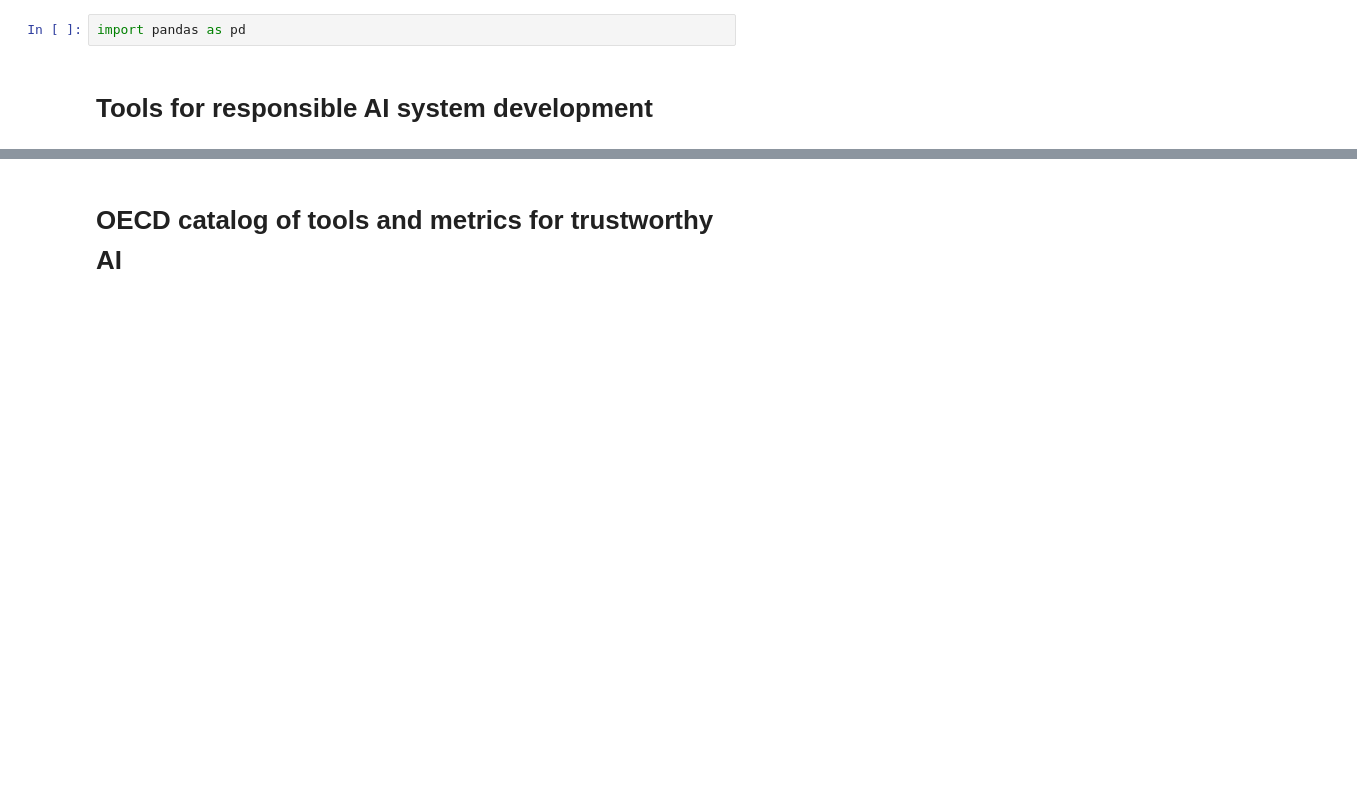
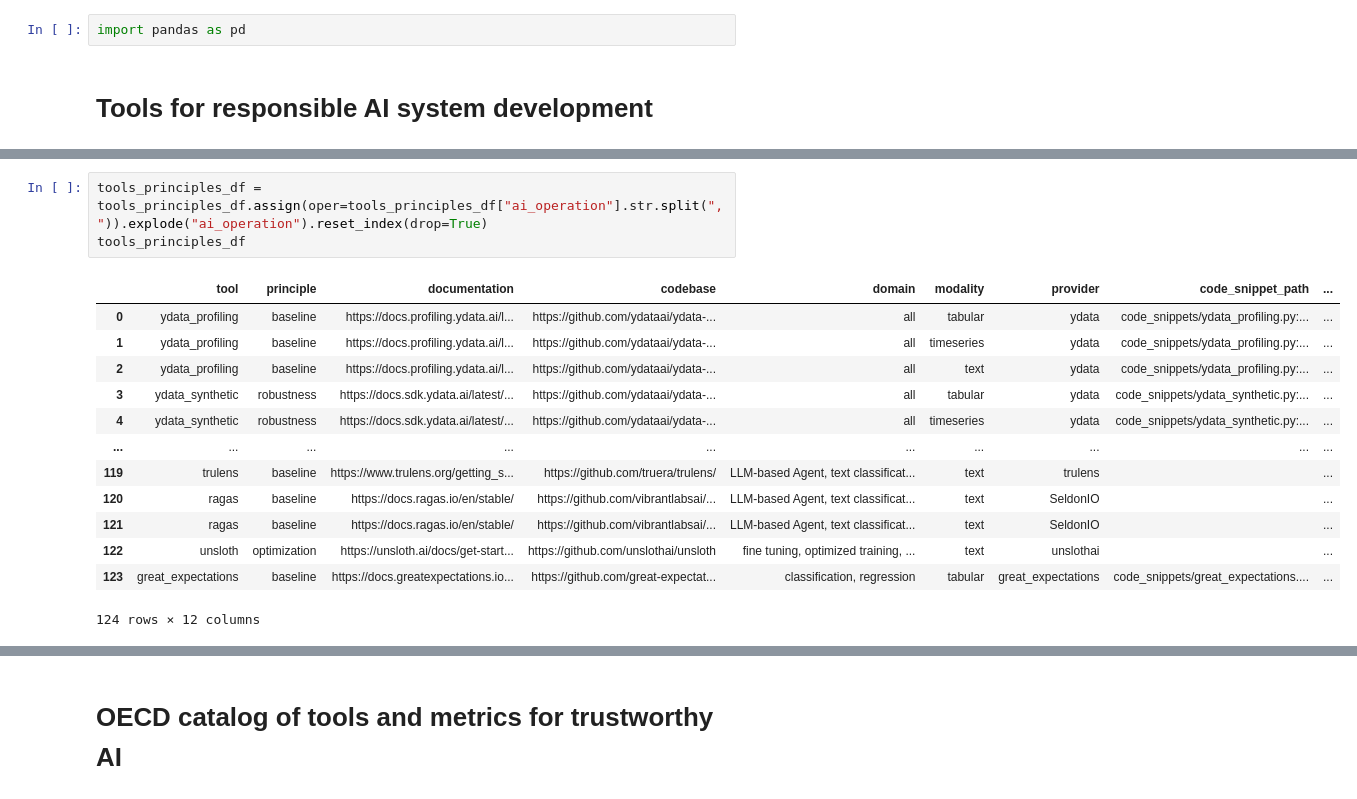
Before and after one commit to aequitas-aod/aequitas-service, a Jupyter notebook: tools_catalog/tools.ipynb, the cells around one changed output, grey strips where cells are left out. Drawn from its saved outputs; the diff is of its cells as text; blank space fills up the shorter version.

```diff
--- a/tools_catalog/tools.ipynb
+++ b/tools_catalog/tools.ipynb
@@ -437,0 +465,17 @@ tools_principles_df.head()
+# %%
+tools_principles_df = tools_principles_df.assign(oper=tools_principles_df["ai_operation"].str.split(",")).explode("ai_operation").reset_index(drop=True)
+tools_principles_df
+# %% [output]
+|  | tool | principle | documentation | codebase | domain | modality | provider | code_snippet_path | ... |
+| 0 | ydata_profiling | baseline | https://docs.profiling.ydata.ai/l... | https://github.com/ydataai/ydata-... | all | tabular | ydata | code_snippets/ydata_profiling.py:... | ... |
+| 1 | ydata_profiling | baseline | https://docs.profiling.ydata.ai/l... | https://github.com/ydataai/ydata-... | all | timeseries | ydata | code_snippets/ydata_profiling.py:... | ... |
+| 2 | ydata_profiling | baseline | https://docs.profiling.ydata.ai/l... | https://github.com/ydataai/ydata-... | all | text | ydata | code_snippets/ydata_profiling.py:... | ... |
+| 3 | ydata_synthetic | robustness | https://docs.sdk.ydata.ai/latest/... | https://github.com/ydataai/ydata-... | all | tabular | ydata | code_snippets/ydata_synthetic.py:... | ... |
+| 4 | ydata_synthetic | robustness | https://docs.sdk.ydata.ai/latest/... | https://github.com/ydataai/ydata-... | all | timeseries | ydata | code_snippets/ydata_synthetic.py:... | ... |
+| ... | ... | ... | ... | ... | ... | ... | ... | ... | ... |
+| 119 | trulens | baseline | https://www.trulens.org/getting_s... | https://github.com/truera/trulens/ | LLM-based Agent, text classificat... | text | trulens |  | ... |
+| 120 | ragas | baseline | https://docs.ragas.io/en/stable/ | https://github.com/vibrantlabsai/... | LLM-based Agent, text classificat... | text | SeldonIO |  | ... |
+| 121 | ragas | baseline | https://docs.ragas.io/en/stable/ | https://github.com/vibrantlabsai/... | LLM-based Agent, text classificat... | text | SeldonIO |  | ... |
+| 122 | unsloth | optimization | https://unsloth.ai/docs/get-start... | https://github.com/unslothai/unsloth | fine tuning, optimized training, ... | text | unslothai |  | ... |
+| 123 | great_expectations | baseline | https://docs.greatexpectations.io... | https://github.com/great-expectat... | classification, regression | tabular | great_expectations | code_snippets/great_expectations.... | ... |
+124 rows × 12 columns
```
Also changed, not shown: parts of 2 cells of this notebook, 2 other files.
